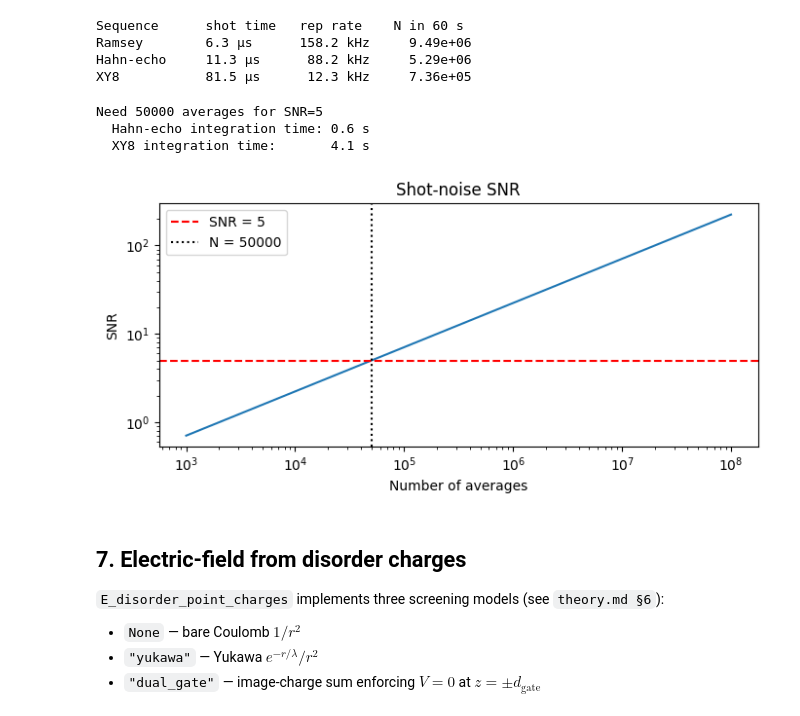
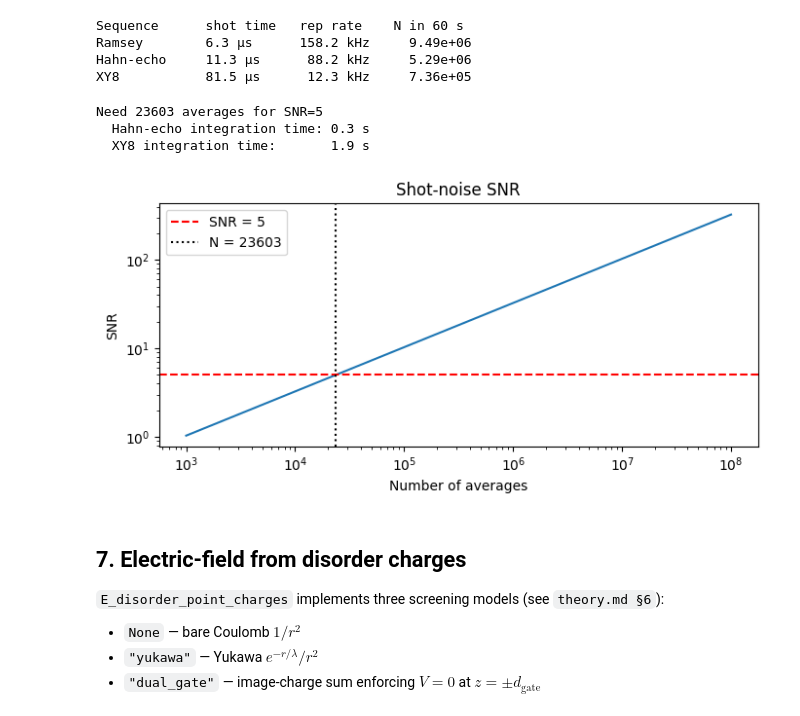
Before and after one commit to TobiasMKaufmann/SpinDefectSim, a Jupyter notebook: SpinDefectSim/quick_start.ipynb, the cells around one changed output. Drawn from its saved outputs; the diff is of its cells as text; code cells hidden in the pictures.

```diff
--- a/SpinDefectSim/quick_start.ipynb
+++ b/SpinDefectSim/quick_start.ipynb
@@ -195,26 +199,27 @@ XY8           81.5 µs      12.3 kHz     7.36e+05
 # %%
 # SNR vs. number of averages
 dS_signal = 0.05
 N_arr = np.logspace(3, 8, 300)
-snr_vals = snr(dS_signal, N_arr, d.contrast, d.n_photons)
+C = d.get_contrast()
+snr_vals = snr(dS_signal, N_arr, C, d.n_photons)
 
-N_thresh = n_avg_for_threshold(dS_signal, snr_target=5.0, contrast=d.contrast, n_photons=d.n_photons)
+N_thresh = n_avg_for_threshold(dS_signal, snr_target=5.0, contrast=C, n_photons=d.n_photons)
 print(f"Need {N_thresh:.0f} averages for SNR=5")
 print(f"  Hahn-echo integration time: {N_thresh / seq_echo.repetition_rate(tau_ac):.1f} s")
 print(f"  XY8 integration time:       {N_thresh / seq_xy8.repetition_rate(tau_ac):.1f} s")
 
 fig, ax = plt.subplots(figsize=(7, 3.5))
 ax.loglog(N_arr, snr_vals)
 ax.axhline(5, color="r", ls="--", label="SNR = 5")
 ax.axvline(N_thresh, color="k", ls=":", label=f"N = {N_thresh:.0f}")
 ax.set_xlabel("Number of averages"); ax.set_ylabel("SNR")
 ax.set_title("Shot-noise SNR"); ax.legend()
 plt.tight_layout(); plt.show()
 # %% [output]
-Need 50000 averages for SNR=5
-  Hahn-echo integration time: 0.6 s
-  XY8 integration time:       4.1 s
+Need 23603 averages for SNR=5
+  Hahn-echo integration time: 0.3 s
+  XY8 integration time:       1.9 s
-[figure, old version]
+[figure, new version]
 # %% [markdown]
 ## 7. Electric-field from disorder charges
 
```
Also changed, not shown: parts of 15 cells of this notebook, 18 other files.
